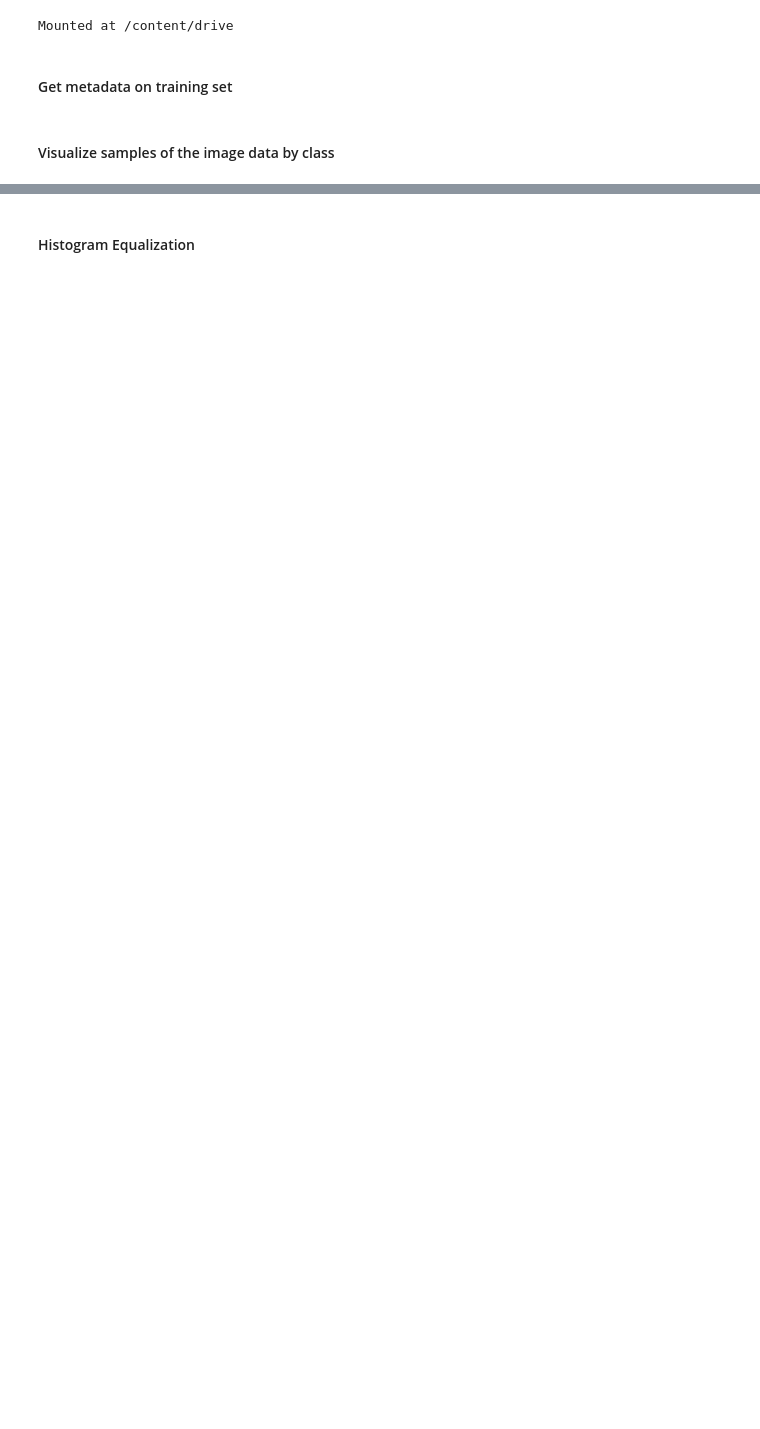
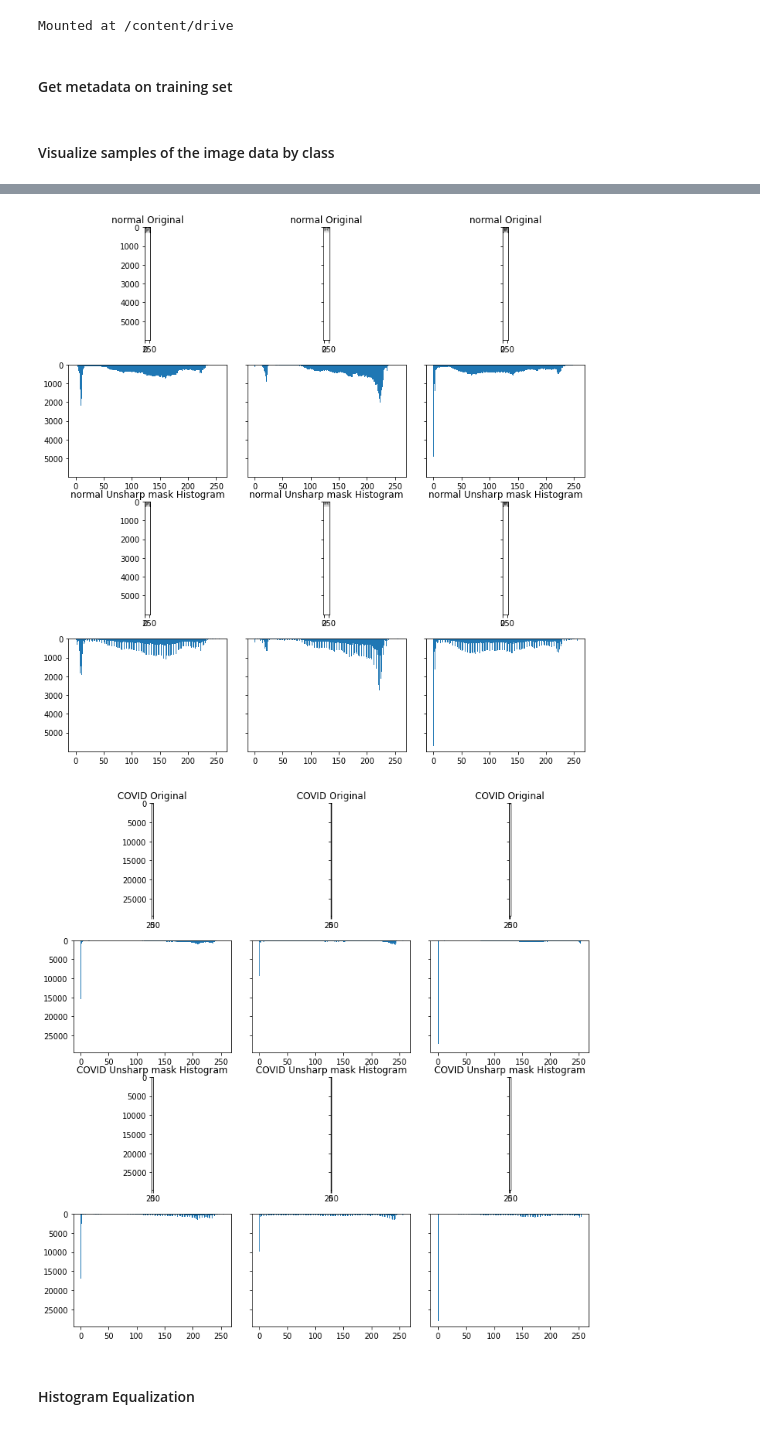
Before and after one commit to karencfisher/COVID19, a Jupyter notebook: notebooks/image_preprocessing.ipynb, the cells around one changed output, grey strips where cells are left out. Saved outputs shown, nothing was run; the diff lists cells and outputs as text; code cells hidden in the pictures; blank space fills up the shorter version.

```diff
--- a/notebooks/image_preprocessing.ipynb
+++ b/notebooks/image_preprocessing.ipynb
@@ -37,3 +31,13 @@ for item in classes:
     filelist = os.listdir(os.path.join(data_path, 'train', item))
     filelists.append(filelist)
     counts.append(len(filelist))
+
+images = []
+labels = []
+for i, item in enumerate(classes):
+    image_files = random.sample(filelists[i], 3)
+    for image_file in image_files:
+        image_path = os.path.join(data_path, 'train', item, image_file)
+        image = cv2.imread(image_path)
+        images.append(image)
+        labels.append(item)
@@ -79,3 +63,9 @@ for i, item in enumerate(classes):
+# %%
+um_images = []
+for i in range(len(images)):
+# %% [output]
+[figure, added]
+[figure, added]
 # %% [markdown]
 #### Histogram Equalization
 # %%
```
Also changed, not shown: parts of 8 cells of this notebook.
